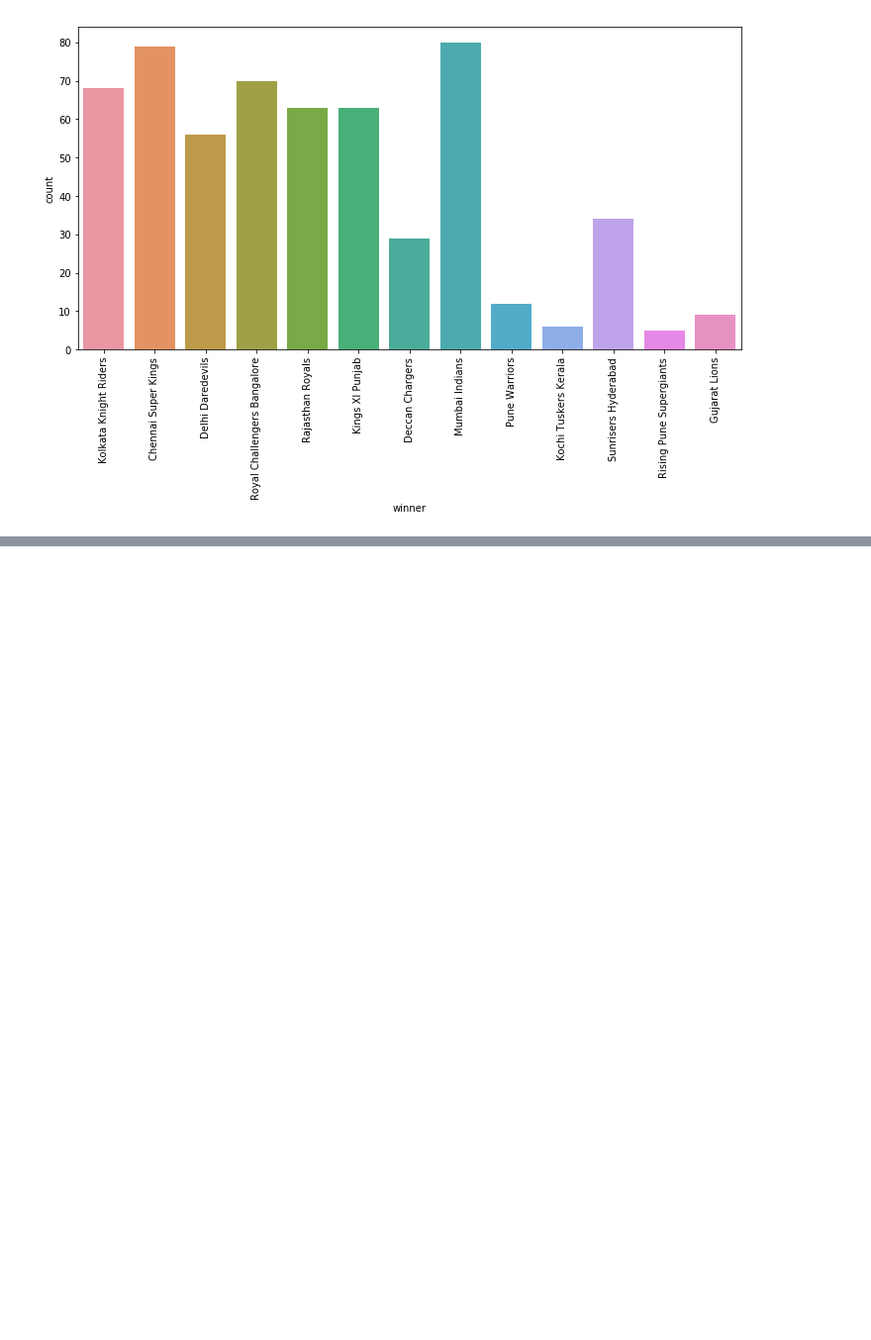
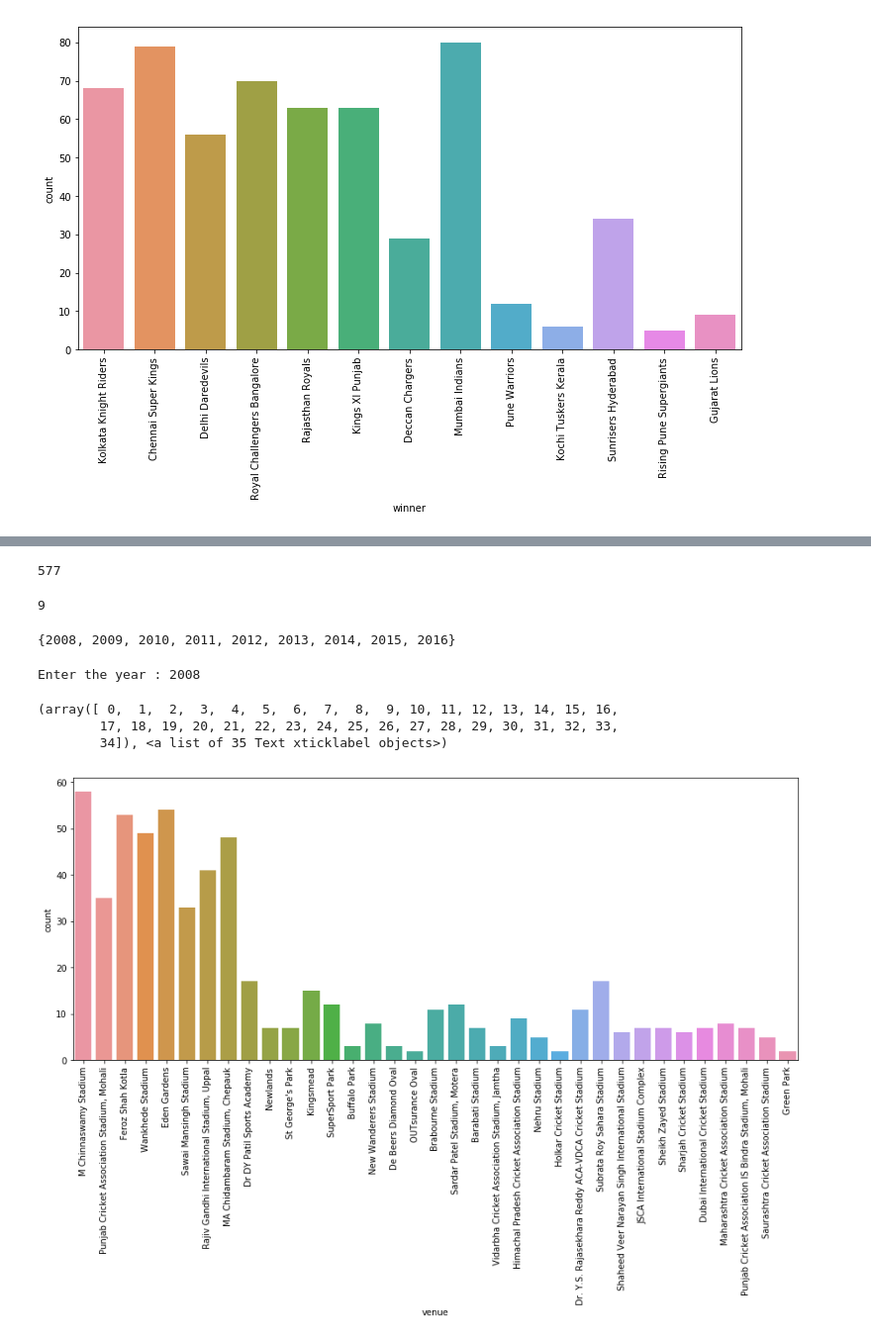
Before and after one commit to ravi4all/ML_Reg_Feb, a Jupyter notebook: DataAnalysis/IPL_DataAnalysis.ipynb, the cells around one changed output, grey strips where cells are left out. Shown: that part at 99% size. Saved outputs shown, nothing was run; the diff lists cells and outputs as text; code cells hidden in the pictures; blank space fills up the shorter version.

```diff
--- a/DataAnalysis/IPL_DataAnalysis.ipynb
+++ b/DataAnalysis/IPL_DataAnalysis.ipynb
@@ -35,0 +51,4 @@ plt.xticks(rotation='vertical')
+# %%
+len(seasons)
+# %% [output]
+577
@@ -35,0 +57,22 @@ plt.xticks(rotation='vertical')
+# %%
+len(set_season)
+# %% [output]
+9
+# %%
+set_season
+# %% [output]
+{2008, 2009, 2010, 2011, 2012, 2013, 2014, 2015, 2016}
+# %%
+year = int(input("Enter the year : "))
+temp_df = df[df['season'] == year]
+# %% [output]
+Enter the year : 2008
+# %%
+plt.figure(figsize=(15,6))
+sns.countplot(x=df['venue'], data=df)
+plt.xticks(rotation='vertical')
+# %% [output]
+(array([ 0,  1,  2,  3,  4,  5,  6,  7,  8,  9, 10, 11, 12, 13, 14, 15, 16,
+        17, 18, 19, 20, 21, 22, 23, 24, 25, 26, 27, 28, 29, 30, 31, 32, 33,
+        34]), <a list of 35 Text xticklabel objects>)
+[figure, added]
```
Also changed, not shown: parts of 7 cells of this notebook.
